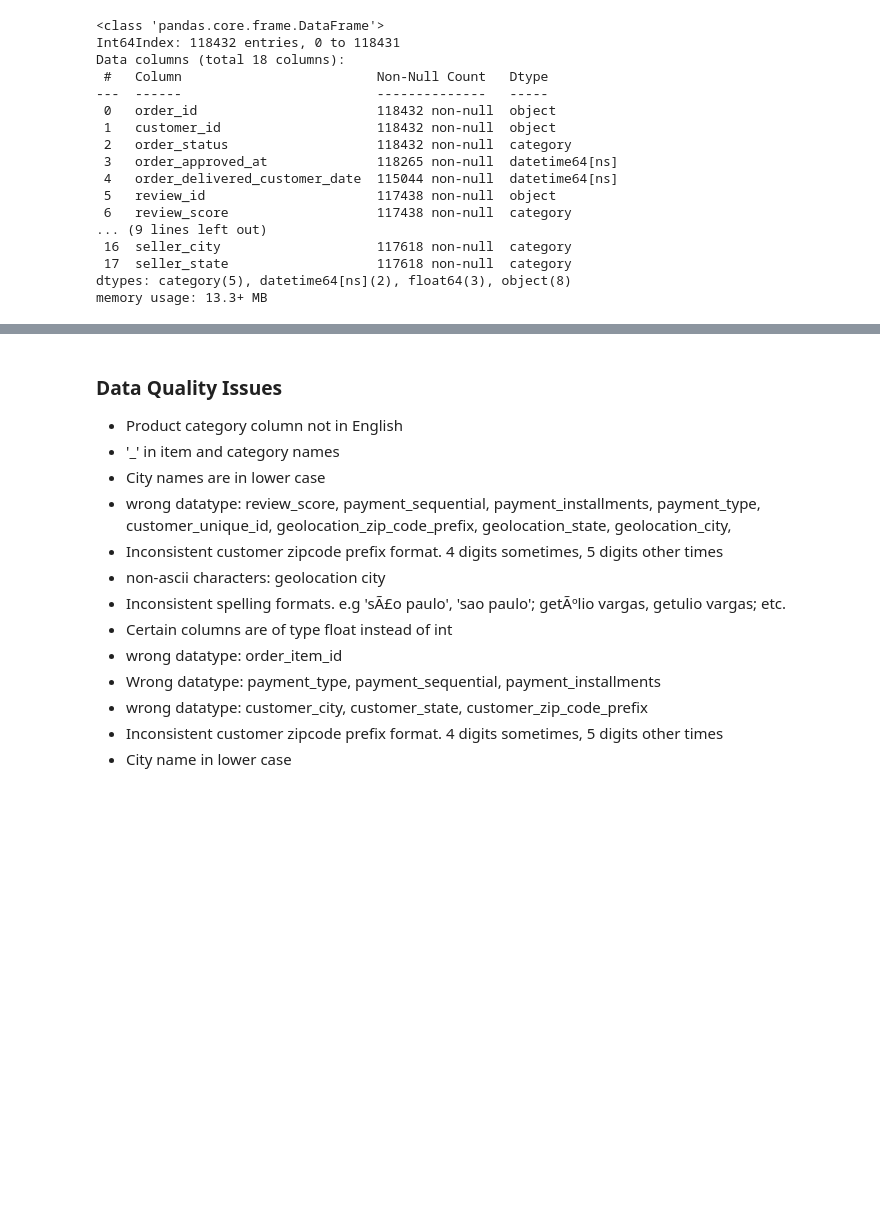
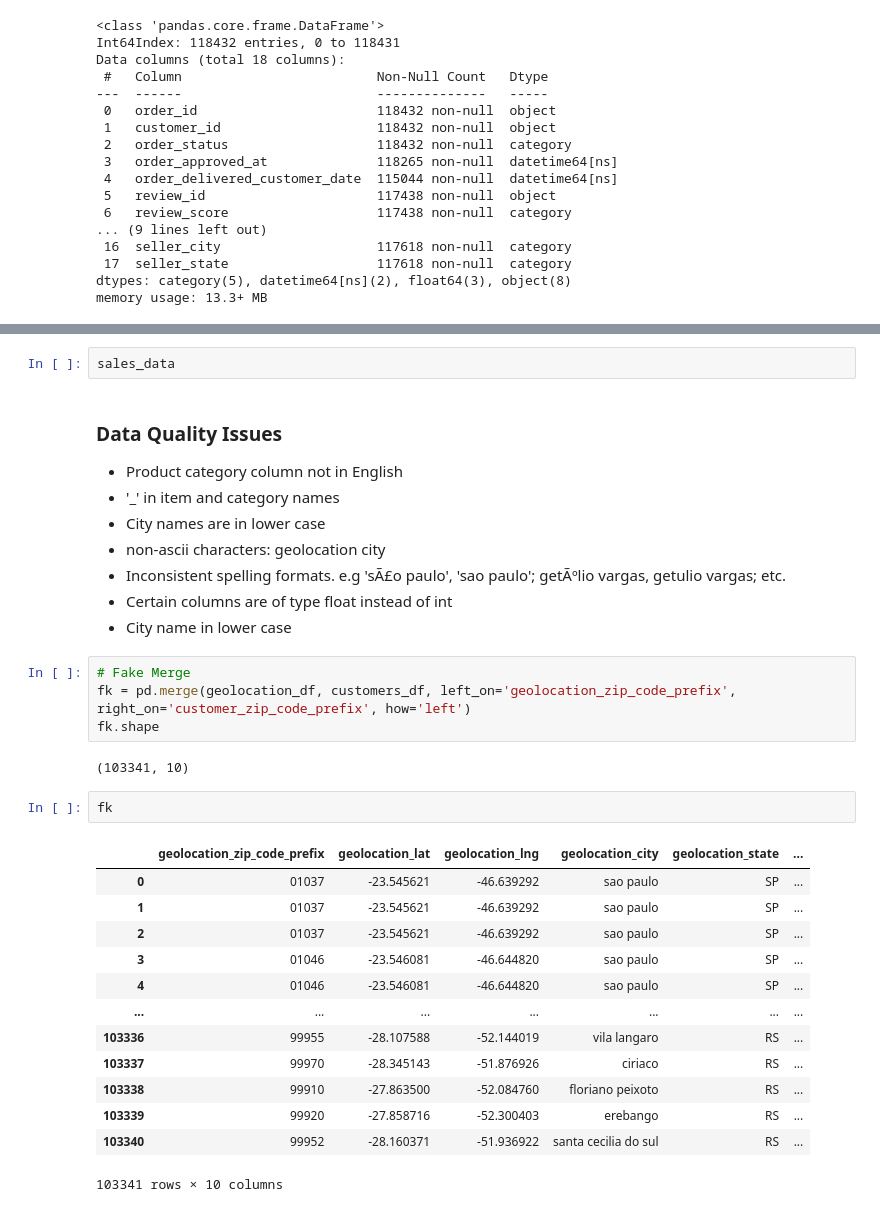
Before and after one commit to KennethOdoh/olist_kpi_dashboard, a Jupyter notebook: olist_ecommerce.ipynb, the cells around one changed output, grey strips where cells are left out. Cells and saved outputs as stored; diff of their text form; blank space fills up the shorter version.

```diff
--- a/olist_ecommerce.ipynb
+++ b/olist_ecommerce.ipynb
@@ -721,15 +742,33 @@ sales_data.describe()
+# %%
+sales_data
 # %% [markdown]
 ### Data Quality Issues
 - Product category column not in English
 - '_' in item and category names
 - City names are in lower case
-- wrong datatype: review_score, payment_sequential, payment_installments, payment_type, customer_unique_id, geolocation_zip_code_prefix, geolocation_state, geolocation_city,
-- Inconsistent customer zipcode prefix format. 4 digits sometimes, 5 digits other times
 - non-ascii characters: geolocation city
 - Inconsistent spelling formats. e.g 'sÃ£o paulo', 'sao paulo'; getÃºlio vargas, getulio vargas; etc.
 - Certain columns are of type float instead of int
-- wrong datatype: order_item_id
-- Wrong datatype: payment_type,  payment_sequential, payment_installments
-- wrong datatype: customer_city, customer_state, customer_zip_code_prefix
-- Inconsistent customer zipcode prefix format. 4 digits sometimes, 5 digits other times
 - City name in lower case
+# %%
+# Fake Merge
+fk = pd.merge(geolocation_df, customers_df, left_on='geolocation_zip_code_prefix', right_on='customer_zip_code_prefix', how='left')
+fk.shape
+# %% [output]
+(103341, 10)
+# %%
+fk
+# %% [output]
+|  | geolocation_zip_code_prefix | geolocation_lat | geolocation_lng | geolocation_city | geolocation_state | ... |
+| 0 | 01037 | -23.545621 | -46.639292 | sao paulo | SP | ... |
+| 1 | 01037 | -23.545621 | -46.639292 | sao paulo | SP | ... |
+| 2 | 01037 | -23.545621 | -46.639292 | sao paulo | SP | ... |
+| 3 | 01046 | -23.546081 | -46.644820 | sao paulo | SP | ... |
+| 4 | 01046 | -23.546081 | -46.644820 | sao paulo | SP | ... |
+| ... | ... | ... | ... | ... | ... | ... |
+| 103336 | 99955 | -28.107588 | -52.144019 | vila langaro | RS | ... |
+| 103337 | 99970 | -28.345143 | -51.876926 | ciriaco | RS | ... |
+| 103338 | 99910 | -27.863500 | -52.084760 | floriano peixoto | RS | ... |
+| 103339 | 99920 | -27.858716 | -52.300403 | erebango | RS | ... |
+| 103340 | 99952 | -28.160371 | -51.936922 | santa cecilia do sul | RS | ... |
+103341 rows × 10 columns
```
Also changed, not shown: parts of 29 cells of this notebook.
